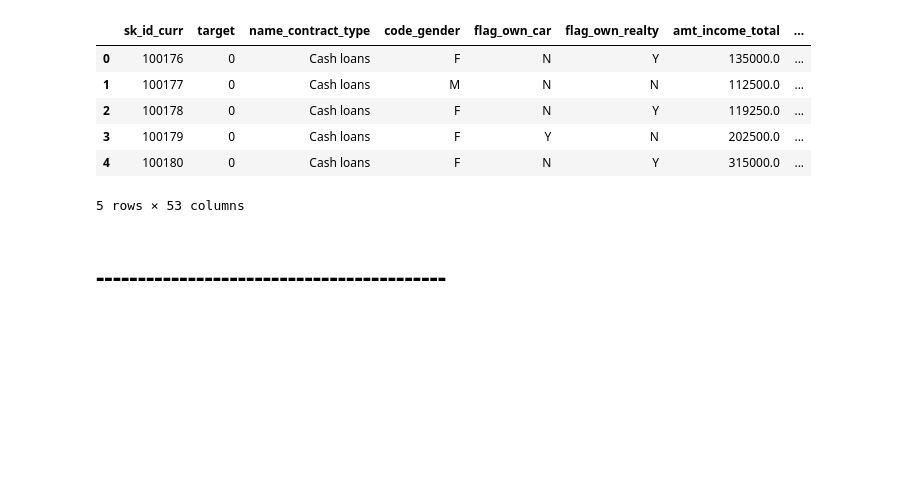
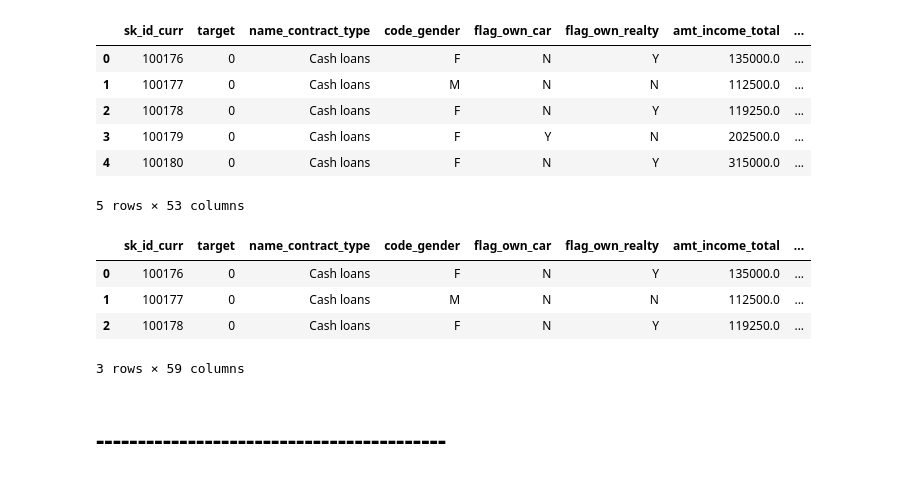
Before and after one commit to maulanasyaa/Home-Credit_Default_Risk, a Jupyter notebook: notebooks/03_modelling.ipynb, the cells around one changed output. Saved outputs shown, nothing was run; the diff lists cells and outputs as text; code cells hidden in the pictures; blank space fills up the shorter version.

```diff
--- a/notebooks/03_modelling.ipynb
+++ b/notebooks/03_modelling.ipynb
@@ -57,6 +56,35 @@ df.head()
 | 3 | 100179 | 0 | Cash loans | F | Y | N | 202500.0 | ... |
 | 4 | 100180 | 0 | Cash loans | F | N | Y | 315000.0 | ... |
 5 rows × 53 columns
+# %%
+# create feature
+# external source mean
+df["ext_source_avg"] = np.mean(
+    df[["ext_source_1", "ext_source_2", "ext_source_3"]], axis=1
+)
+
+# debt to income ratio
+df["debt_to_income_ratio"] = df["amt_credit"] / df["amt_income_total"]
+
+# payment to income ratio
+df["payment_to_income_ratio"] = df["amt_annuity"] / df["amt_income_total"]
+
+# credit to goods ratio
+df["credit_to_goods_ratio"] = df["amt_credit"] / df["amt_goods_price"]
+
+# days employed percentage
+df["days_employed_percentage"] = df["days_employed"] / df["days_birth"]
+
+# income per person
+df["income_per_person"] = df["amt_income_total"] / df["cnt_fam_members"]
+
+df.head(3)
+# %% [output]
+|  | sk_id_curr | target | name_contract_type | code_gender | flag_own_car | flag_own_realty | amt_income_total | ... |
+| 0 | 100176 | 0 | Cash loans | F | N | Y | 135000.0 | ... |
+| 1 | 100177 | 0 | Cash loans | M | N | N | 112500.0 | ... |
+| 2 | 100178 | 0 | Cash loans | F | N | Y | 119250.0 | ... |
+3 rows × 59 columns
 # %% [markdown]
 # ------------------------------------------
 # %%
```
Also changed, not shown: parts of 6 cells of this notebook, 4 other files.
